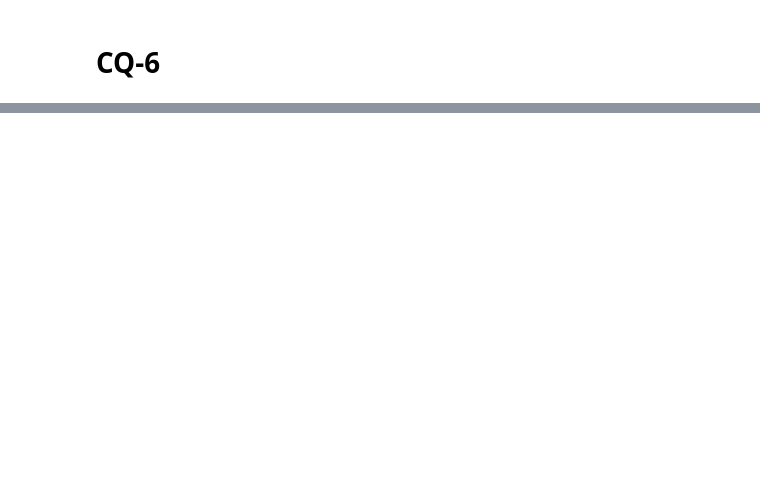
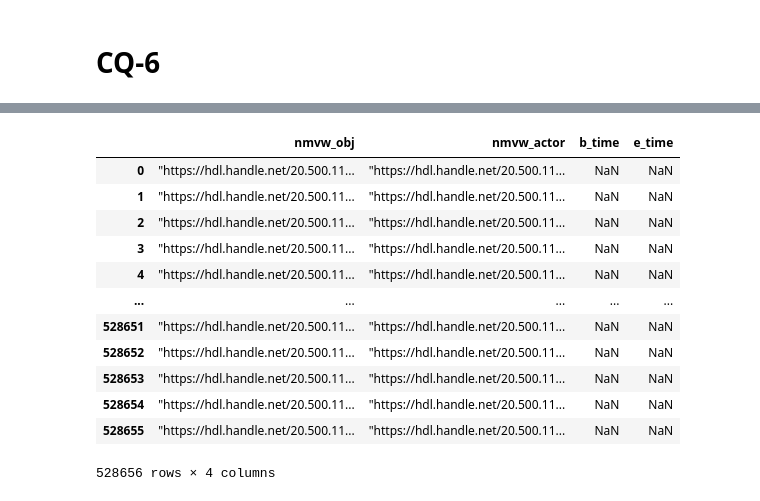
Before and after one commit to Shoilee/dh_entity_linking_v2, a Jupyter notebook: workflow/query/results.ipynb, the cells around one changed output, grey strips where cells are left out. Drawn from its saved outputs; the diff is of its cells as text; code cells hidden in the pictures; blank space fills up the shorter version.

Commit message:
update result for exact match

```diff
--- a/workflow/query/results.ipynb
+++ b/workflow/query/results.ipynb
@@ -568,3 +406,25 @@ result_df.to_csv('CQ3_result.csv', index=False)
+# %%
+pair_list = list()
+
+for _, row in result_df.iterrows():
+    if row['nmvw_actor1'] == row['nmvw_actor']:
+        x1 = row['nmvw_actor1']
+        x = row['nmvw_actor2']
+    else:
+        x = row['nmvw_actor1']
+
+    if row['bb_actor1'] == row['bb_actor']:
+        y =  row['bb_actor2']
+    else:
+        y =  row['bb_actor1']
+
+    pair_list.append(frozenset((x,y)))
+    pair_list.append(frozenset((x1,y)))
+
+pair_set = set(pair_list)
+pair_df = pd.DataFrame(pair_set, columns=['actor1', 'actor2'])
+
+print(f"The number of new pairs of actor-to-actor connection added is: {len(pair_df)}")
 # %% [markdown]
 # CQ 4
 # %% [markdown]
@@ -934,0 +781,30 @@ Number of rows in result_df: 14
+# %%
+def cleanup_time(x: str):
+    try:
+        return int(str(x).replace('"', '').strip()[-4:])
+    except ValueError:
+        return None
+
+
+import pandas as pd
+
+df1 = pd.read_csv("CQ6b_nmvw.csv")
+df1 = df1.iloc[: , :-1]
+df1.columns = ['nmvw_obj', 'nmvw_actor', 'b_time', 'e_time']
+df1['b_time'] = df1['b_time'].apply(cleanup_time)
+df1['e_time'] = df1['e_time'].apply(cleanup_time)
+df1
+# %% [output]
+|  | nmvw_obj | nmvw_actor | b_time | e_time |
+| 0 | "https://hdl.handle.net/20.500.11... | "https://hdl.handle.net/20.500.11... | NaN | NaN |
+| 1 | "https://hdl.handle.net/20.500.11... | "https://hdl.handle.net/20.500.11... | NaN | NaN |
+| 2 | "https://hdl.handle.net/20.500.11... | "https://hdl.handle.net/20.500.11... | NaN | NaN |
+| 3 | "https://hdl.handle.net/20.500.11... | "https://hdl.handle.net/20.500.11... | NaN | NaN |
+| 4 | "https://hdl.handle.net/20.500.11... | "https://hdl.handle.net/20.500.11... | NaN | NaN |
+| ... | ... | ... | ... | ... |
+| 528651 | "https://hdl.handle.net/20.500.11... | "https://hdl.handle.net/20.500.11... | NaN | NaN |
+| 528652 | "https://hdl.handle.net/20.500.11... | "https://hdl.handle.net/20.500.11... | NaN | NaN |
+| 528653 | "https://hdl.handle.net/20.500.11... | "https://hdl.handle.net/20.500.11... | NaN | NaN |
+| 528654 | "https://hdl.handle.net/20.500.11... | "https://hdl.handle.net/20.500.11... | NaN | NaN |
+| 528655 | "https://hdl.handle.net/20.500.11... | "https://hdl.handle.net/20.500.11... | NaN | NaN |
+528656 rows × 4 columns
```
Also changed, not shown: parts of 69 cells of this notebook, 17 other files.
